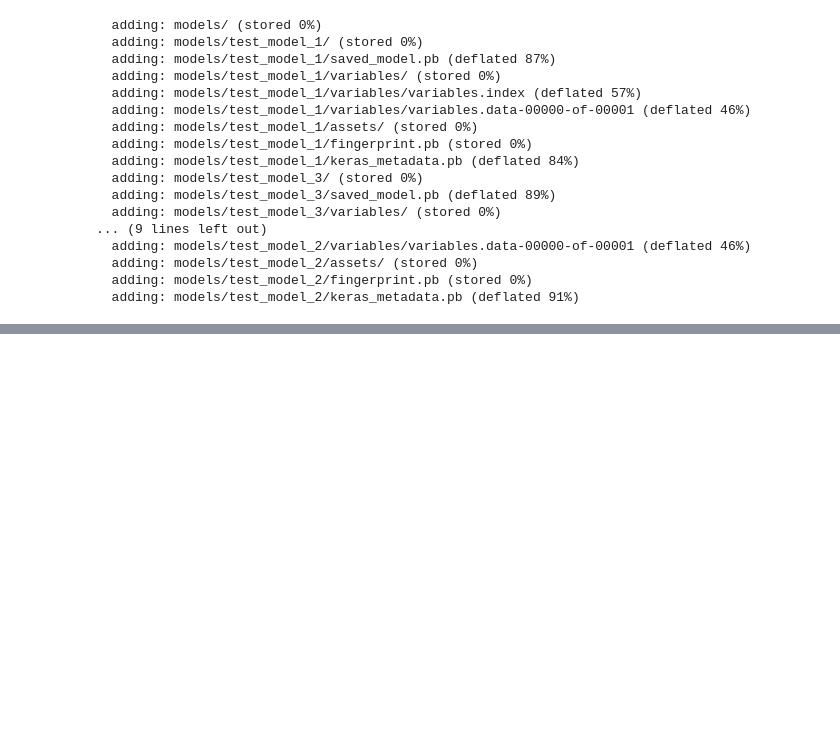
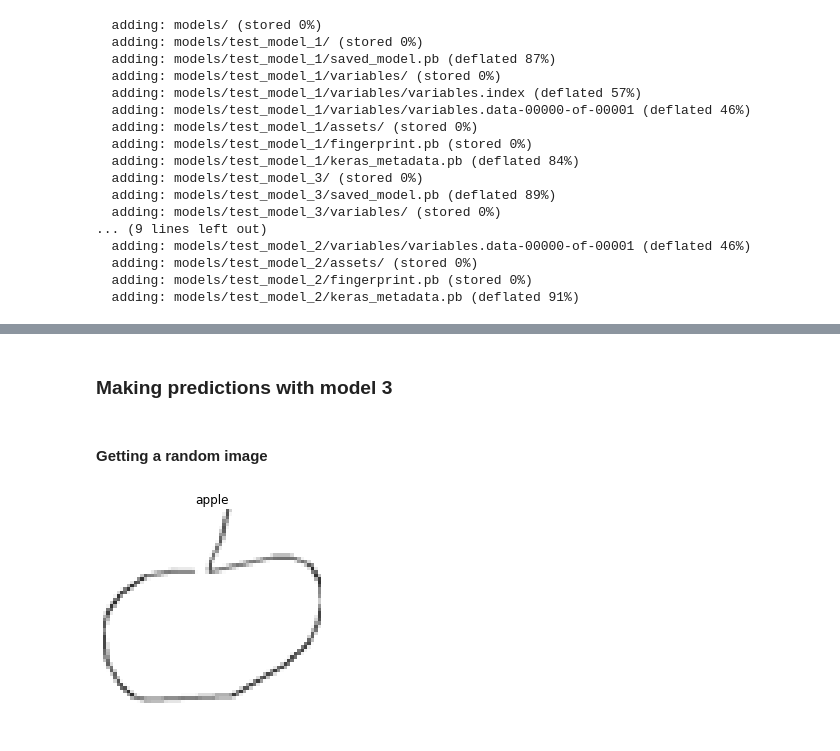
Before and after one commit to beratcmn/tensorflow-quickdraw-recognition, a Jupyter notebook: doodle_identification.ipynb, the cells around one changed output, grey strips where cells are left out. Saved outputs shown, nothing was run; the diff lists cells and outputs as text; code cells hidden in the pictures; blank space fills up the shorter version.

```diff
--- a/doodle_identification.ipynb
+++ b/doodle_identification.ipynb
@@ -300,0 +307,12 @@ files.download("models/models.zip")
+# %% [markdown]
+### Making predictions with model 3
+# %% [markdown]
+#### Getting a random image
+# %%
+for images, labels in train_dataset.take(1):
+  data = images[0].numpy().astype("uint8")
+  plt.imshow(data, cmap='gray', vmin=0, vmax=255)
+  plt.title(train_dataset.class_names[labels[0]])
+  plt.axis("off")
+# %% [output]
+[figure, added]
```
Also changed, not shown: parts of 6 cells of this notebook.
